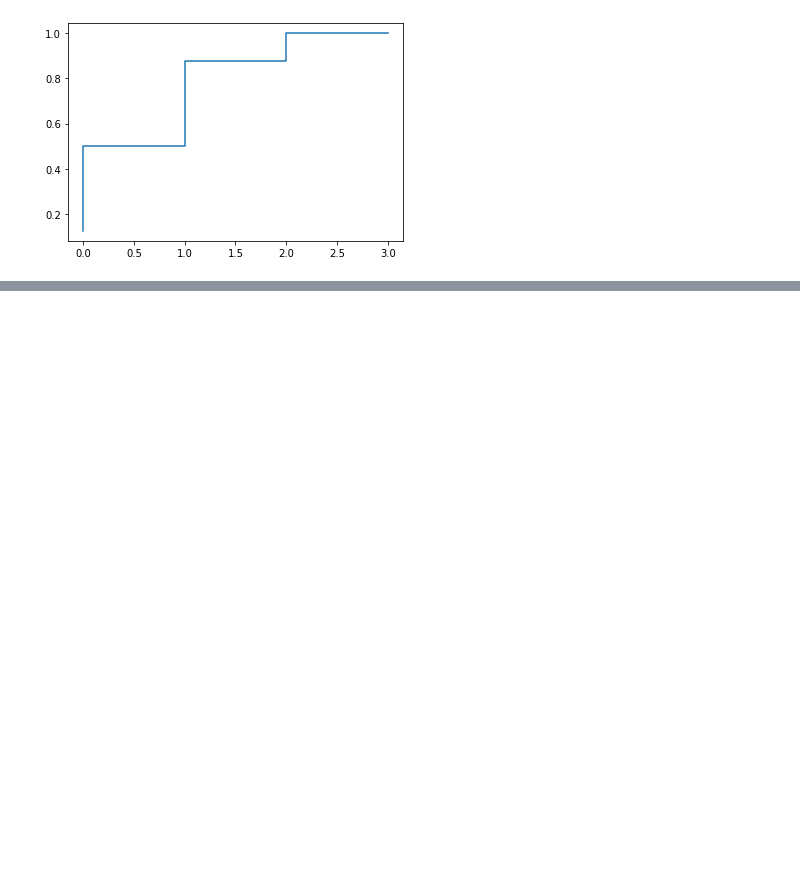
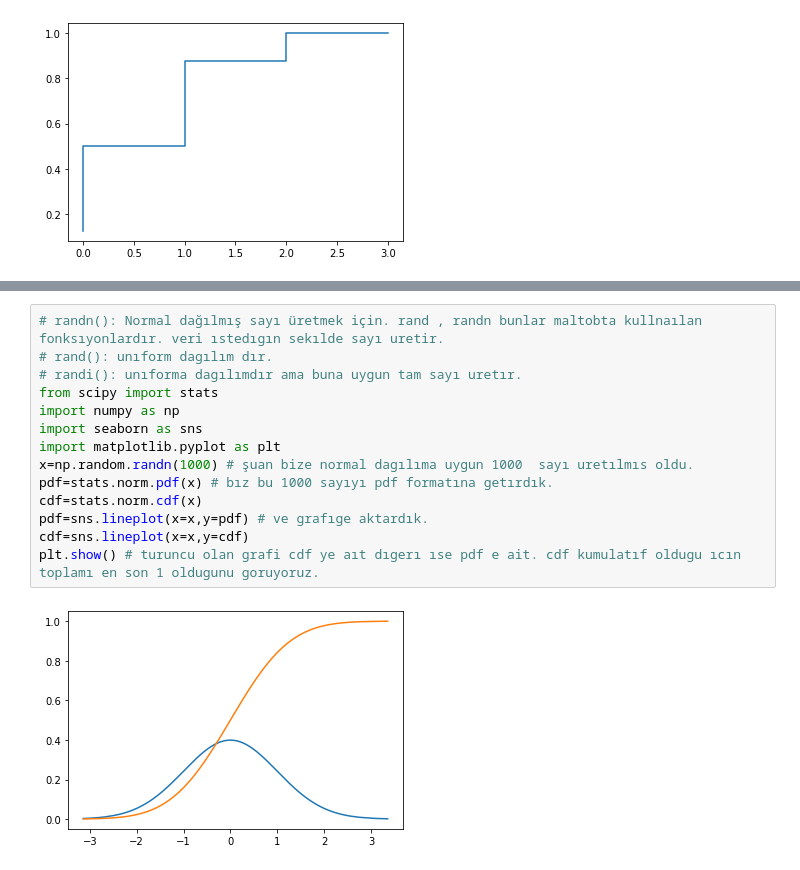
Before and after one commit to kahramankaya/Anlas-l-rEkonomiYoutube, a Jupyter notebook: 41.video:(Birikimli Dağılım Fonksiyonu)=cdf.ipynb, the cells around one changed output, grey strips where cells are left out. Drawn from its saved outputs; the diff is of its cells as text; blank space fills up the shorter version.

```diff
--- a/41.video:(Birikimli Dağılım Fonksiyonu)=cdf.ipynb
+++ b/41.video:(Birikimli Dağılım Fonksiyonu)=cdf.ipynb
@@ -72,3 +67,19 @@ sns.lineplot(x=x,y=pdf)
 0.0
 <matplotlib.axes._subplots.AxesSubplot at 0x...>
 [figure]
+# %%
+# randn(): Normal dağılmış sayı üretmek için. rand , randn bunlar maltobta kullnaılan fonksıyonlardır. veri ıstedıgın sekılde sayı uretir.
+# rand(): unıform dagılım dır.
+# randi(): unıforma dagılımdır ama buna uygun tam sayı uretır.
+from scipy import stats
+import numpy as np
+import seaborn as sns
+import matplotlib.pyplot as plt
+x=np.random.randn(1000) # şuan bize normal dagılıma uygun 1000  sayı uretılmıs oldu.
+pdf=stats.norm.pdf(x) # bız bu 1000 sayıyı pdf formatına getırdık.
+cdf=stats.norm.cdf(x)
+pdf=sns.lineplot(x=x,y=pdf) # ve grafıge aktardık.
+cdf=sns.lineplot(x=x,y=cdf)
+plt.show() # turuncu olan grafi cdf ye aıt dıgerı ıse pdf e ait. cdf kumulatıf oldugu ıcın toplamı en son 1 oldugunu goruyoruz.
+# %% [output]
+[figure, added]
```
Also changed, not shown: parts of 1 cell of this notebook.
